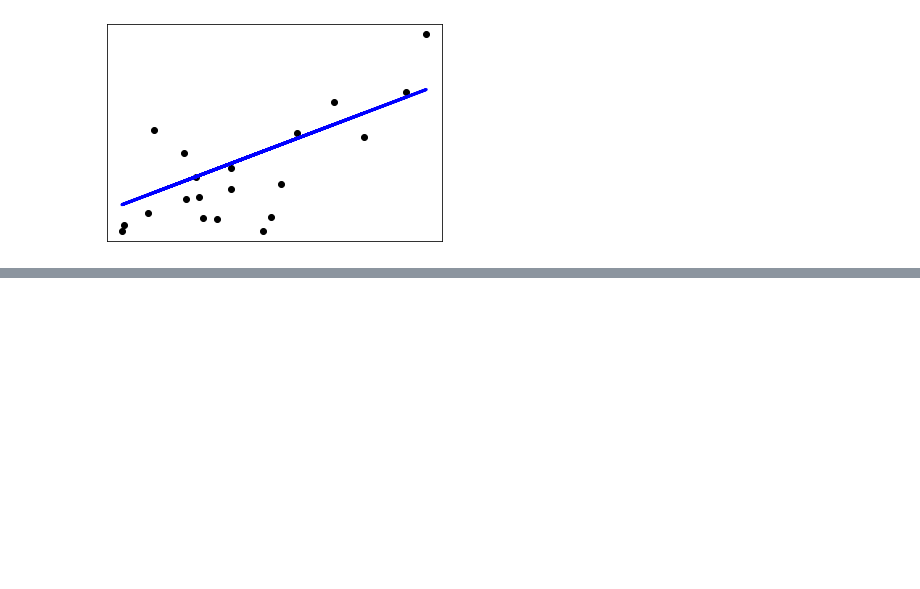
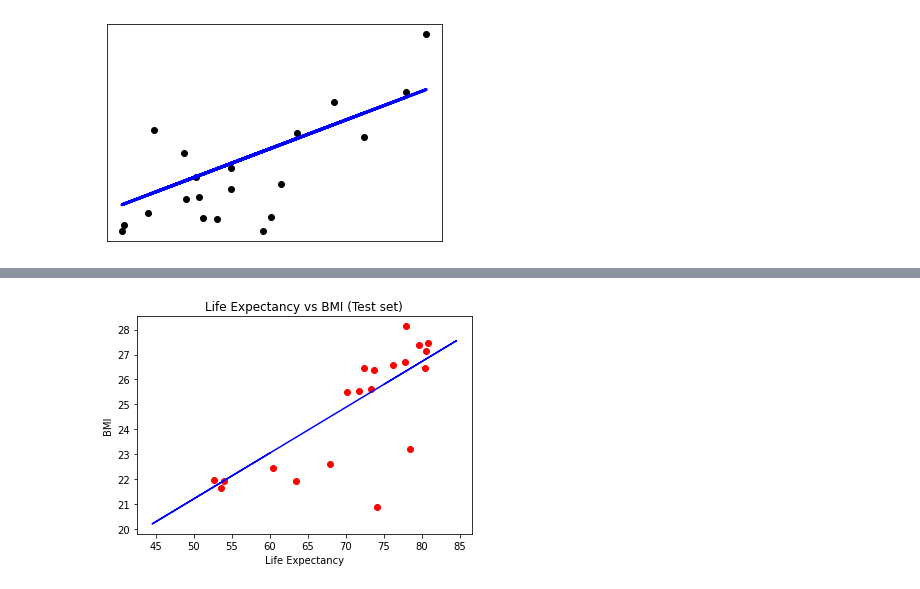
Before and after one commit to katel85/Machine-Learning-Statistics-Aug-2023, a Jupyter notebook: regression.ipynb, the cells around one changed output, grey strips where cells are left out. Cells and saved outputs as stored; diff of their text form; code cells hidden in the pictures; blank space fills up the shorter version.

```diff
--- a/regression.ipynb
+++ b/regression.ipynb
@@ -522,0 +610,10 @@ Coefficient of determination: 0.47
+# %%
+# Visualising the Test set results
+plt.scatter(X_test, y_test, color = 'red')
+plt.plot(X_train, lr.predict(X_train), color = 'blue')
+plt.title('Life Expectancy vs BMI (Test set)')
+plt.xlabel('Life Expectancy')
+plt.ylabel('BMI')
+plt.show()
+# %% [output]
+[figure, added]
```
Also changed, not shown: parts of 29 cells of this notebook, 7 other files.
